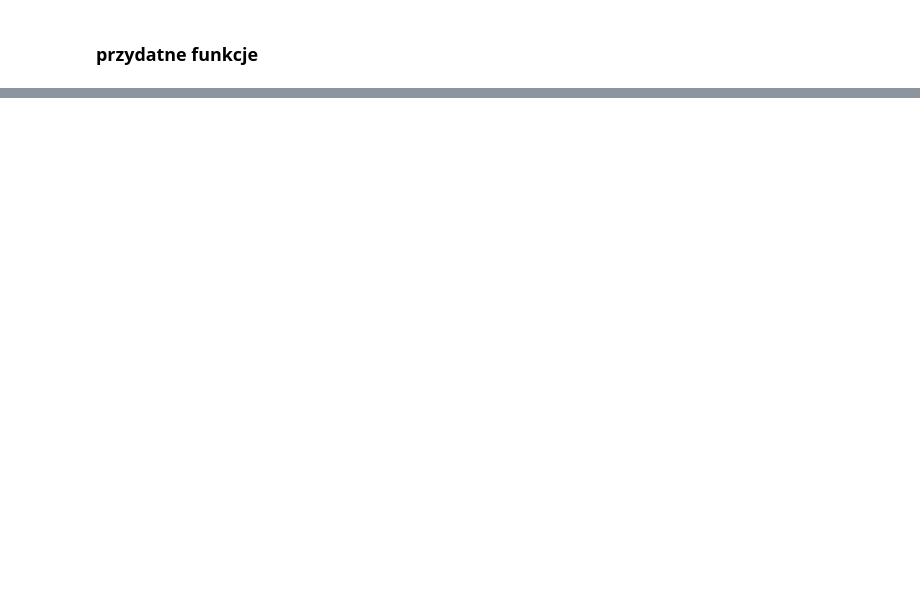
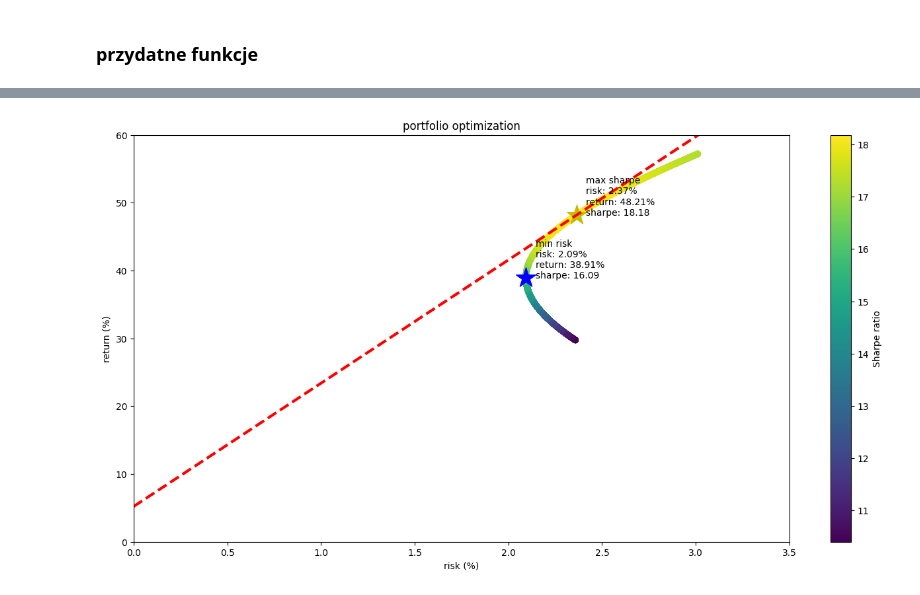
Before and after one commit to jakubzie/MarketRiskMeasures, a Jupyter notebook: 3.ipynb, the cells around one changed output, grey strips where cells are left out. Cells and saved outputs as stored; diff of their text form; code cells hidden in the pictures; blank space fills up the shorter version.

```diff
--- a/3.ipynb
+++ b/3.ipynb
@@ -46,8 +56,9 @@ Text(0, 0.5, 'Daily returns')
 # %%
-annual_mean_return = returns.mean() * 252
-returns_covariance = returns.cov()
+# Obliczam aar (average annual return) i macierz kowariancji dla zwrotów.
+aar = returns.mean() * 252
+rcov = returns.cov()
 
-print('Annual mean return:\n', annual_mean_return, '\n')
-print('Covariance matrix:\n', returns_covariance)
+print('Annual mean return:\n', aar, '\n')
+print('Covariance matrix:\n', rcov)
 # %% [output]
 Annual mean return:
@@ -127,0 +75,53 @@ plt.show()
+# %%
+N_PORTFOLIOS = 10000
+
+# Generuję losowe wagi dla portfeli, obliczam ich średnią roczną stopę zwrotu, ryzyko i współczynnik Sharpe'a.
+def generate_portfolios(mean_returns, cov_matrix):
+    returns = []
+    risks = []
+    sharpes = []
+    weights = []
+    for _ in range(N_PORTFOLIOS):
+        weights.append(np.random.dirichlet(np.ones(mean_returns.shape[0]), size=1)[0])
+        returns.append(weights[-1] @ mean_returns)
+        risks.append(np.sqrt(weights[-1].T @ cov_matrix @ weights[-1]))
+        sharpes.append((returns[-1] - rf_rate) / risks[-1])
+    returns = np.array(returns) * 100
+    risks = np.array(risks) * 100
+    return risks, returns, sharpes
+
+# Obliczam MCL - minimum capital line, która jest linią łączącą punkt o zwrocie równej stopie zwrotu bezryzykownego z portfelem o najwyższym współczynniku Sharpe'a.
+def generate_mcl(x, mean_returns, cov_matrix):
+    risks, returns, sharpes = generate_portfolios(mean_returns, cov_matrix)
+    max_sharpe_idx = np.argmax(sharpes)
+    y = (returns[max_sharpe_idx] - rf_rate * 100) / risks[max_sharpe_idx] * x + rf_rate * 100
+    return y
+
+# Obliczam portfele o najwyższym współczynniku Sharpe'a i najmniejszym ryzyku.
+def generate_optimal_portfolio(mean_returns, cov_matrix):
+    risks, returns, sharpes = generate_portfolios(mean_returns, cov_matrix)
+    max_sharpe_idx = np.argmax(sharpes)
+    min_risk_idx = np.argmin(risks)
+    return (risks[max_sharpe_idx], returns[max_sharpe_idx], sharpes[max_sharpe_idx]), \
+           (risks[min_risk_idx], returns[min_risk_idx], sharpes[min_risk_idx])
+
+plt.figure(figsize=(16, 8))
+plt.title("portfolio optimization")
+plt.xlabel("risk (%)")
+plt.ylabel("return (%)")
+risks, returns, sharpes = generate_portfolios(aar, rcov)
+plt.scatter(risks, returns, c=sharpes, cmap='viridis')
+plt.colorbar(label='Sharpe ratio')
+x = np.linspace(0, 3.5, N_PORTFOLIOS)
+plt.plot(x, generate_mcl(x, aar, rcov), 'r--', lw=3)
+p1, p2 = generate_optimal_portfolio(aar, rcov)
+plt.scatter(p1[0], p1[1], c='y', marker='*', s=500)
+plt.text(p1[0] + 0.05, p1[1] - 0.05, 'max sharpe\nrisk: {:.2f}%\nreturn: {:.2f}%\nsharpe: {:.2f}'.format(p1[0], p1[1], p1[2]))
+plt.scatter(p2[0], p2[1], c='b', marker='*', s=500)
+plt.text(p2[0] + 0.05, p2[1] - 0.05, 'min risk\nrisk: {:.2f}%\nreturn: {:.2f}%\nsharpe: {:.2f}'.format(p2[0], p2[1], p2[2]))
+
+plt.ylim(0, 60)
+plt.xlim(0, 3.5)
+plt.show()
+# %% [output]
+[figure, added]
```
Also changed, not shown: parts of 14 cells of this notebook.
